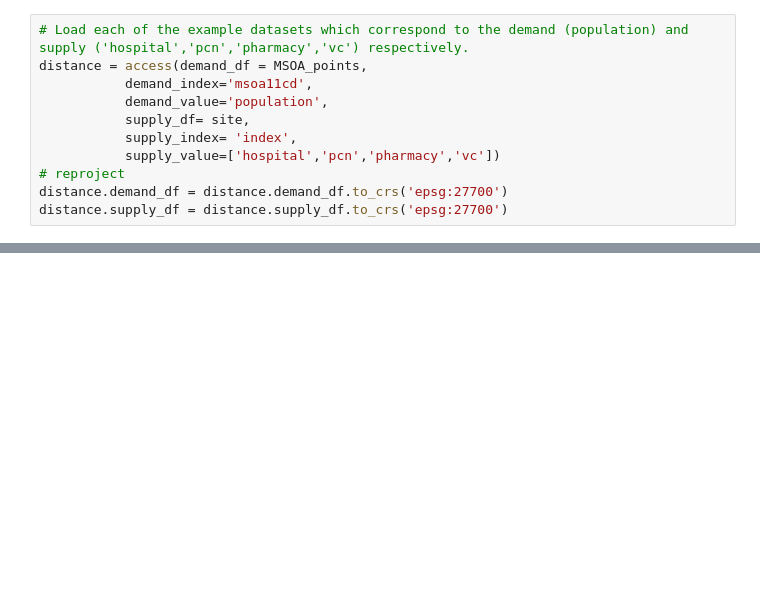
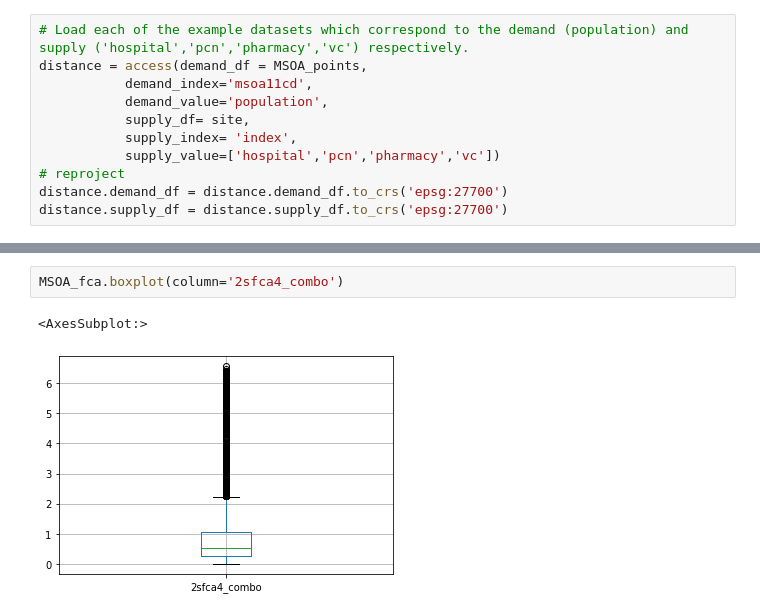
Before and after one commit to LingruFeng/dissertation, a Jupyter notebook: data_github/MSOA_test.ipynb, the cells around one changed output, grey strips where cells are left out. Cells and saved outputs as stored; diff of their text form; blank space fills up the shorter version.

```diff
--- a/data_github/MSOA_test.ipynb
+++ b/data_github/MSOA_test.ipynb
@@ -83,0 +227,5 @@ MemoryError: Unable to allocate 82.9 MiB for an array with shape (10865600,) and
+# %%
+MSOA_fca.boxplot(column='2sfca4_combo')
+# %% [output]
+<AxesSubplot:>
+[figure, added]
```
Also changed, not shown: parts of 32 cells of this notebook.
